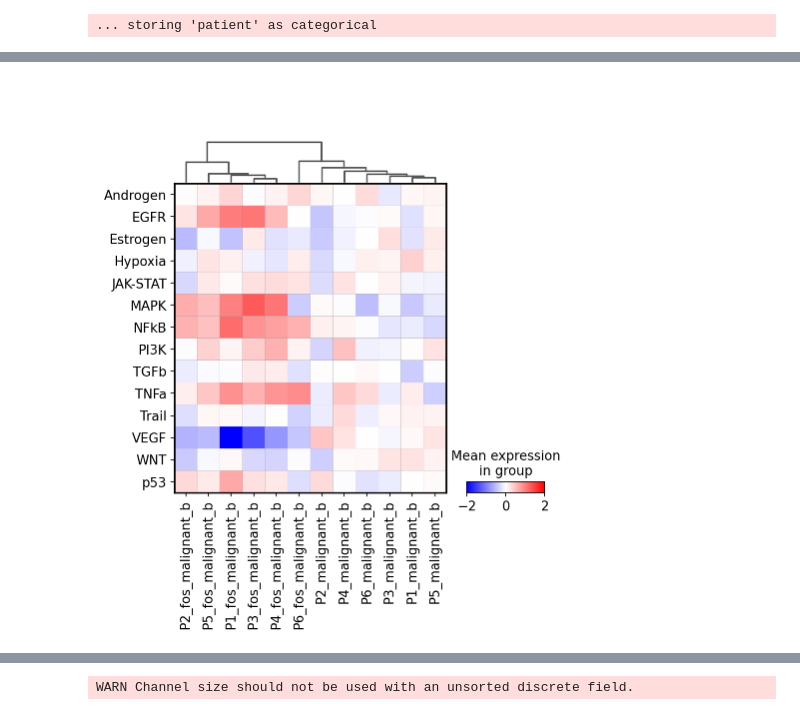
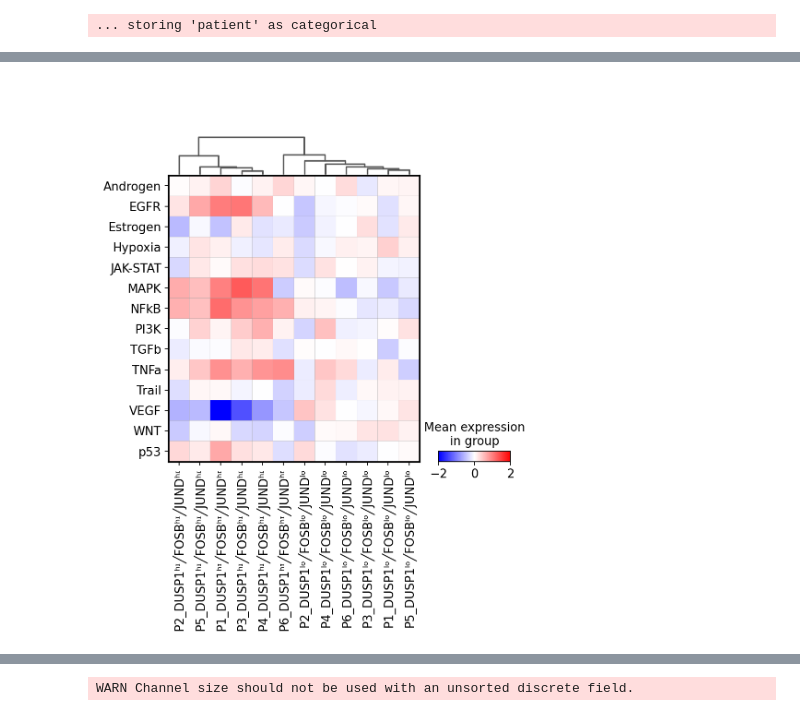
Before and after one commit to icbi-lab/hcl_atlas, a Jupyter notebook: analyses/70_downstream_analysis/73_pathway_analysis.ipynb, the cells around one changed output, grey strips where cells are left out. Saved outputs shown, nothing was run; the diff lists cells and outputs as text; code cells hidden in the pictures.

Commit message:
Update plots

```diff
--- a/analyses/70_downstream_analysis/73_pathway_analysis.ipynb
+++ b/analyses/70_downstream_analysis/73_pathway_analysis.ipynb
@@ -206,7 +205,7 @@ fig.savefig(
 pb_pw_sr_lr = sh.pseudobulk.pseudobulk(
     adata_pw[
         (adata_pw.obs["timepoint"] == "T0")
-        & (adata_pw.obs["cell_type"] == "malignant B cell"),
+        & (adata_pw.obs["cell_type"] == "HCL cell"),
         :,
     ],
     groupby=["patient", "response"],
@@ -301,7 +300,7 @@ pb_pw_malignant_b = sh.pseudobulk.pseudobulk(
 # %%
 pb_pw_malignant_b.obs["cell_phenotype"] = pd.Categorical(
     pb_pw_malignant_b.obs["cell_phenotype"],
-    categories=["malignant_b", "fos_malignant_b"],
+    categories=["DUSP1ˡᵒ╱FOSBˡᵒ╱JUNDˡᵒ", "DUSP1ʰᶦ╱FOSBʰᶦ╱JUNDʰᶦ"],
 )
 # %%
 pb_pw_malignant_b._sanitize()
@@ -317,21 +332,21 @@ sc.tl.dendrogram(
 # %%
 fig = sc.pl.matrixplot(
     pb_pw_malignant_b,
     var_names=pb_pw_malignant_b.var_names,
     groupby=["patient", "cell_phenotype"],
     cmap="bwr",
     swap_axes=True,
     dendrogram=True,
     vmin=-2,
     vmax=2,
     return_fig=True,
 )
 fig.savefig(
-    f"{artifact_dir}/progeny_malignant_b_vs_fos_malignant_b_clustered_heatmap.pdf",
+    f"{artifact_dir}/progeny_fos_hi_vs_fos_lo_clustered_heatmap.pdf",
     bbox_inches="tight",
 )
 # %% [output]
-[figure, old version]
+[figure, new version]
 # %%
 res = (
     sh.compare_groups.lm.test_lm(
```
Also changed, not shown: parts of 26 cells of this notebook, 6 other files.
